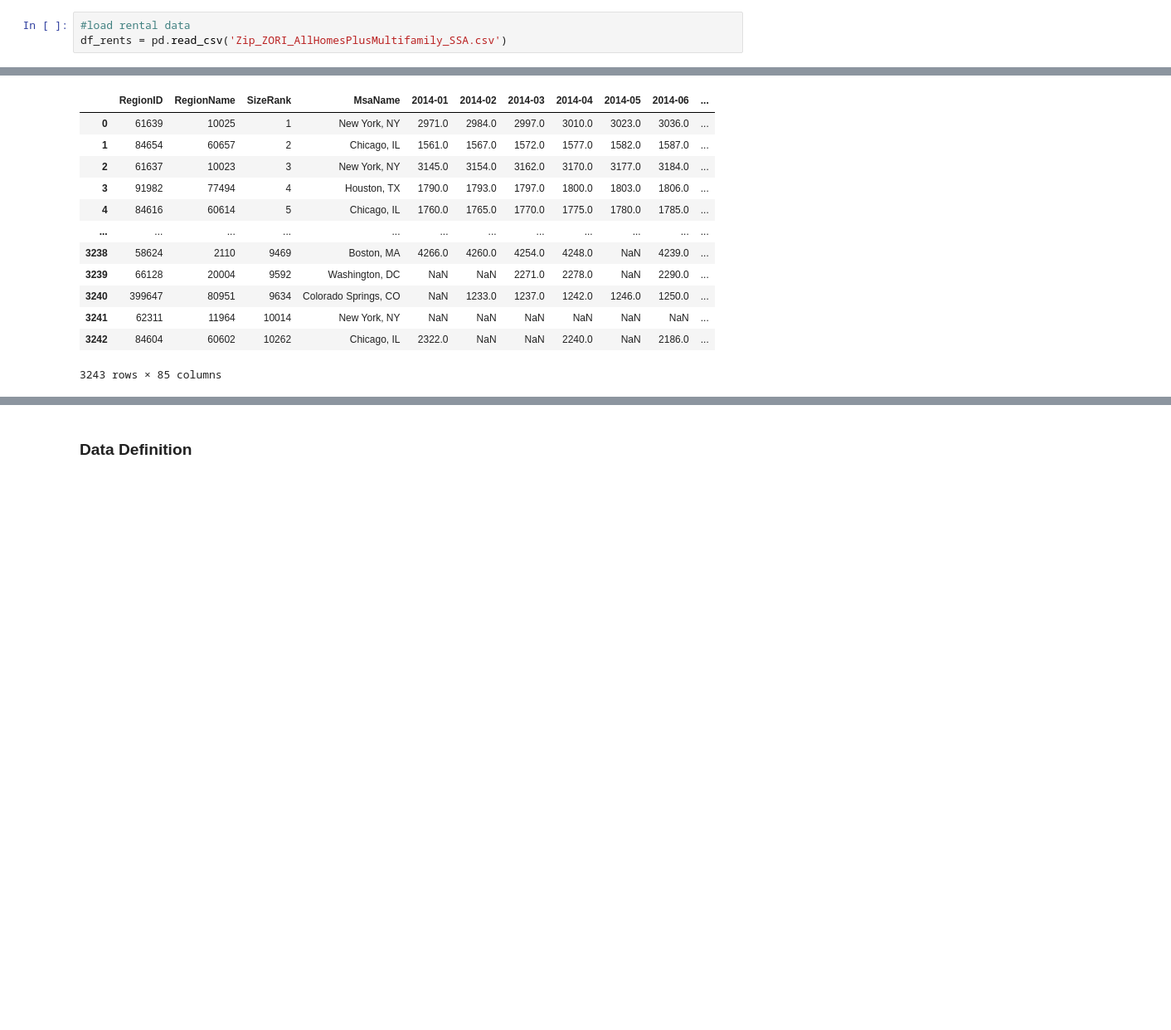
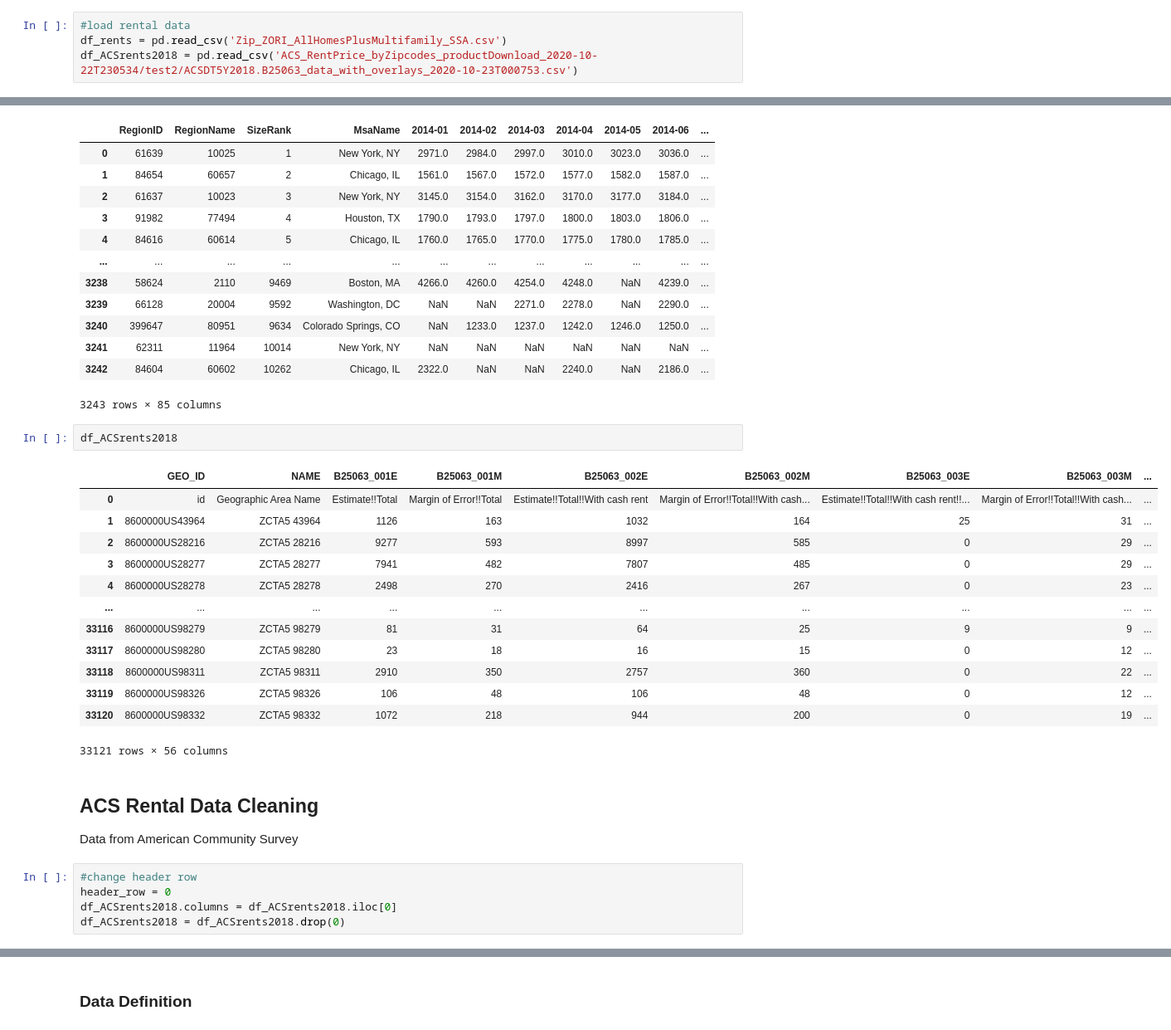
Before and after one commit to jjfrasca/Capstone_2, a Jupyter notebook: notebooks/2.0-jjf-initial-data-wrangling-zipcodeRentPrices.ipynb, the cells around one changed output, grey strips where cells are left out. Shown at 83% size. Cells and saved outputs as stored; diff of their text form; blank space fills up the shorter version.

```diff
--- a/notebooks/2.0-jjf-initial-data-wrangling-zipcodeRentPrices.ipynb
+++ b/notebooks/2.0-jjf-initial-data-wrangling-zipcodeRentPrices.ipynb
@@ -15,6 +15,7 @@ os.chdir(path)
 # %%
 #load rental data
 df_rents = pd.read_csv('Zip_ZORI_AllHomesPlusMultifamily_SSA.csv')
+df_ACSrents2018 = pd.read_csv('ACS_RentPrice_byZipcodes_productDownload_2020-10-22T230534/test2/ACSDT5Y2018.B25063_data_with_overlays_2020-10-23T000753.csv')
 # %%
 df_rents
 # %% [output]
@@ -31,3 +32,27 @@ df_rents
 | 3241 | 62311 | 11964 | 10014 | New York, NY | NaN | NaN | NaN | NaN | NaN | NaN | ... |
 | 3242 | 84604 | 60602 | 10262 | Chicago, IL | 2322.0 | NaN | NaN | 2240.0 | NaN | 2186.0 | ... |
 3243 rows × 85 columns
+# %%
+df_ACSrents2018
+# %% [output]
+|  | GEO_ID | NAME | B25063_001E | B25063_001M | B25063_002E | B25063_002M | B25063_003E | B25063_003M | ... |
+| 0 | id | Geographic Area Name | Estimate!!Total | Margin of Error!!Total | Estimate!!Total!!With cash rent | Margin of Error!!Total!!With cash... | Estimate!!Total!!With cash rent!!... | Margin of Error!!Total!!With cash... | ... |
+| 1 | 8600000US43964 | ZCTA5 43964 | 1126 | 163 | 1032 | 164 | 25 | 31 | ... |
+| 2 | 8600000US28216 | ZCTA5 28216 | 9277 | 593 | 8997 | 585 | 0 | 29 | ... |
+| 3 | 8600000US28277 | ZCTA5 28277 | 7941 | 482 | 7807 | 485 | 0 | 29 | ... |
+| 4 | 8600000US28278 | ZCTA5 28278 | 2498 | 270 | 2416 | 267 | 0 | 23 | ... |
+| ... | ... | ... | ... | ... | ... | ... | ... | ... | ... |
+| 33116 | 8600000US98279 | ZCTA5 98279 | 81 | 31 | 64 | 25 | 9 | 9 | ... |
+| 33117 | 8600000US98280 | ZCTA5 98280 | 23 | 18 | 16 | 15 | 0 | 12 | ... |
+| 33118 | 8600000US98311 | ZCTA5 98311 | 2910 | 350 | 2757 | 360 | 0 | 22 | ... |
+| 33119 | 8600000US98326 | ZCTA5 98326 | 106 | 48 | 106 | 48 | 0 | 12 | ... |
+| 33120 | 8600000US98332 | ZCTA5 98332 | 1072 | 218 | 944 | 200 | 0 | 19 | ... |
+33121 rows × 56 columns
+# %% [markdown]
+## ACS Rental Data Cleaning
+Data from American Community Survey
+# %%
+#change header row
+header_row = 0
+df_ACSrents2018.columns = df_ACSrents2018.iloc[0]
+df_ACSrents2018 = df_ACSrents2018.drop(0)
```
Also changed, not shown: parts of 32 cells of this notebook, 2 other files.
